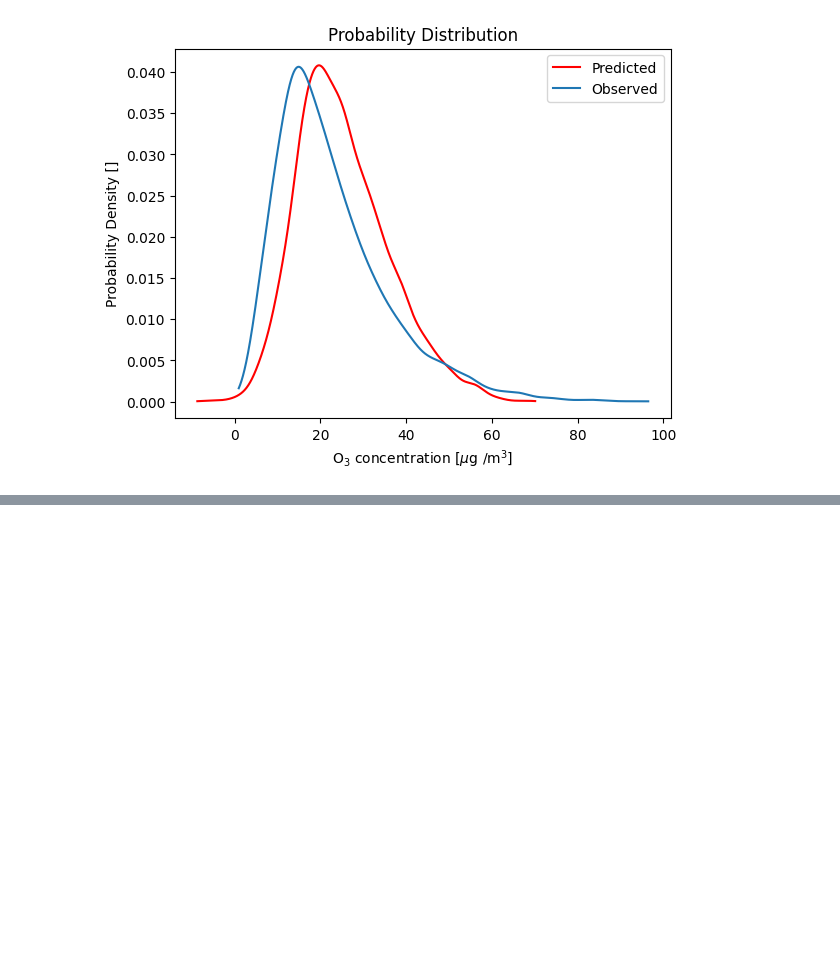
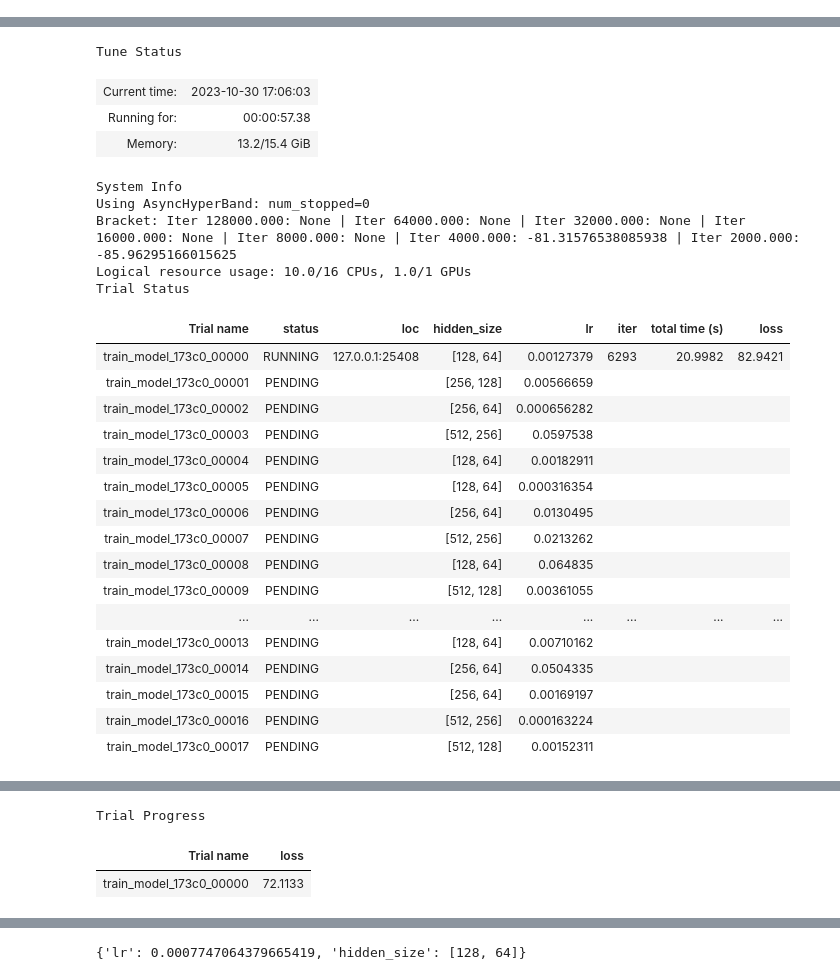
Before and after one commit to CLPHUU/MAIO, a Jupyter notebook: Neural_Network.ipynb, the cells around one changed output, grey strips where cells are left out. Cells and saved outputs as stored; diff of their text form; code cells hidden in the pictures; blank space fills up the shorter version.

```diff
--- a/Neural_Network.ipynb
+++ b/Neural_Network.ipynb
@@ -271,4 +307,0 @@ tensor(87.1977)
-# %%
-our_nn_model.compare_pred_vs_test()
-# %% [output]
-[figure, removed]
@@ -274,0 +312,35 @@ our_nn_model.compare_pred_vs_test()
+# %%
+from ray import tune
+
+def train_model(config):
+    '''function to optimize hyperparameters'''
+    model = OurNN(hidden_size=config["hidden_size"],output_size=1,input_arr=data_imported, labels=variable, learning_rate=config["lr"], cpu=False)
+
+    model.train(num_epochs=10000, print_interval=5000) #set print interval high since we fit this 500 times lol
+# %%
+from ray.tune.schedulers import ASHAScheduler
+def ray_tuner(max_t=10000,gp=1500,reduction_f=2,num_samples=25):
+    config = {
+        "lr": tune.loguniform(1e-4, 1e-2), #logarithmic sampling for learning rate
+        "hidden_size": tune.choice([[128,64],[512],[256,128],[512,256],[512,128],[256,64],[128],[256], [512,256,128]]) #hidden size in form of 2**n
+    }
+
+    scheduler = ASHAScheduler(
+        max_t=max_t, #max_t should be equal to num_epochs
+        grace_period=gp, #should be minimum amounts of epochs before it fucks off
+        reduction_factor=reduction_f) #reduction factor determines how many trials are kept after each round of successive halving. could be set to two idealy, takes longer
+
+    analysis = tune.run(
+        train_model,
+        resources_per_trial={"GPU": 1, 'cpu': 13}, #depends on model's capacity. I have 16 cpu's and 1 gpu. If I set all 16 cpu's available my laptop crashes
+        config=config,
+        num_samples=num_samples, #number of runs
+        scheduler=scheduler,
+        metric="loss", #that what we want to evaluate
+        mode="min") #we try to minimise loss not maximise it
+
+    print("Best hyperparameters found were: ", analysis.best_config)
+    return analysis.best_config
+# %%
+best_config_output = ray_tuner(max_t=130000,gp=2000,num_samples=150)
+# %% [output]
@@ -274,0 +348,26 @@ our_nn_model.compare_pred_vs_test()
+Tune Status
+| Current time: | 2023-10-30 17:06:03 |
+| Running for: | 00:00:57.38 |
+| Memory: | 13.2/15.4 GiB |
+System Info
+Using AsyncHyperBand: num_stopped=0
+Bracket: Iter 128000.000: None | Iter 64000.000: None | Iter 32000.000: None | Iter 16000.000: None | Iter 8000.000: None | Iter 4000.000: -81.31576538085938 | Iter 2000.000: -85.96295166015625
+Logical resource usage: 10.0/16 CPUs, 1.0/1 GPUs
+Trial Status
+| Trial name | status | loc | hidden_size | lr | iter | total time (s) | loss |
+| train_model_173c0_00000 | RUNNING | 127.0.0.1:25408 | [128, 64] | 0.00127379 | 6293 | 20.9982 | 82.9421 |
+| train_model_173c0_00001 | PENDING |  | [256, 128] | 0.00566659 |  |  |  |
+| train_model_173c0_00002 | PENDING |  | [256, 64] | 0.000656282 |  |  |  |
+| train_model_173c0_00003 | PENDING |  | [512, 256] | 0.0597538 |  |  |  |
+| train_model_173c0_00004 | PENDING |  | [128, 64] | 0.00182911 |  |  |  |
+| train_model_173c0_00005 | PENDING |  | [128, 64] | 0.000316354 |  |  |  |
+| train_model_173c0_00006 | PENDING |  | [256, 64] | 0.0130495 |  |  |  |
+| train_model_173c0_00007 | PENDING |  | [512, 256] | 0.0213262 |  |  |  |
+| train_model_173c0_00008 | PENDING |  | [128, 64] | 0.064835 |  |  |  |
+| train_model_173c0_00009 | PENDING |  | [512, 128] | 0.00361055 |  |  |  |
+| ... | ... | ... | ... | ... | ... | ... | ... |
+| train_model_173c0_00013 | PENDING |  | [128, 64] | 0.00710162 |  |  |  |
+| train_model_173c0_00014 | PENDING |  | [256, 64] | 0.0504335 |  |  |  |
+| train_model_173c0_00015 | PENDING |  | [256, 64] | 0.00169197 |  |  |  |
+| train_model_173c0_00016 | PENDING |  | [512, 256] | 0.000163224 |  |  |  |
+| train_model_173c0_00017 | PENDING |  | [512, 128] | 0.00152311 |  |  |  |
@@ -274,0 +375,3 @@ our_nn_model.compare_pred_vs_test()
+Trial Progress
+| Trial name | loss |
+| train_model_173c0_00000 | 72.1133 |
@@ -274,0 +379,4 @@ our_nn_model.compare_pred_vs_test()
+# %%
+best_config_output
+# %% [output]
+{'lr': 0.0007747064379665419, 'hidden_size': [128, 64]}
```
Also changed, not shown: parts of 14 cells of this notebook, 4 other files.
